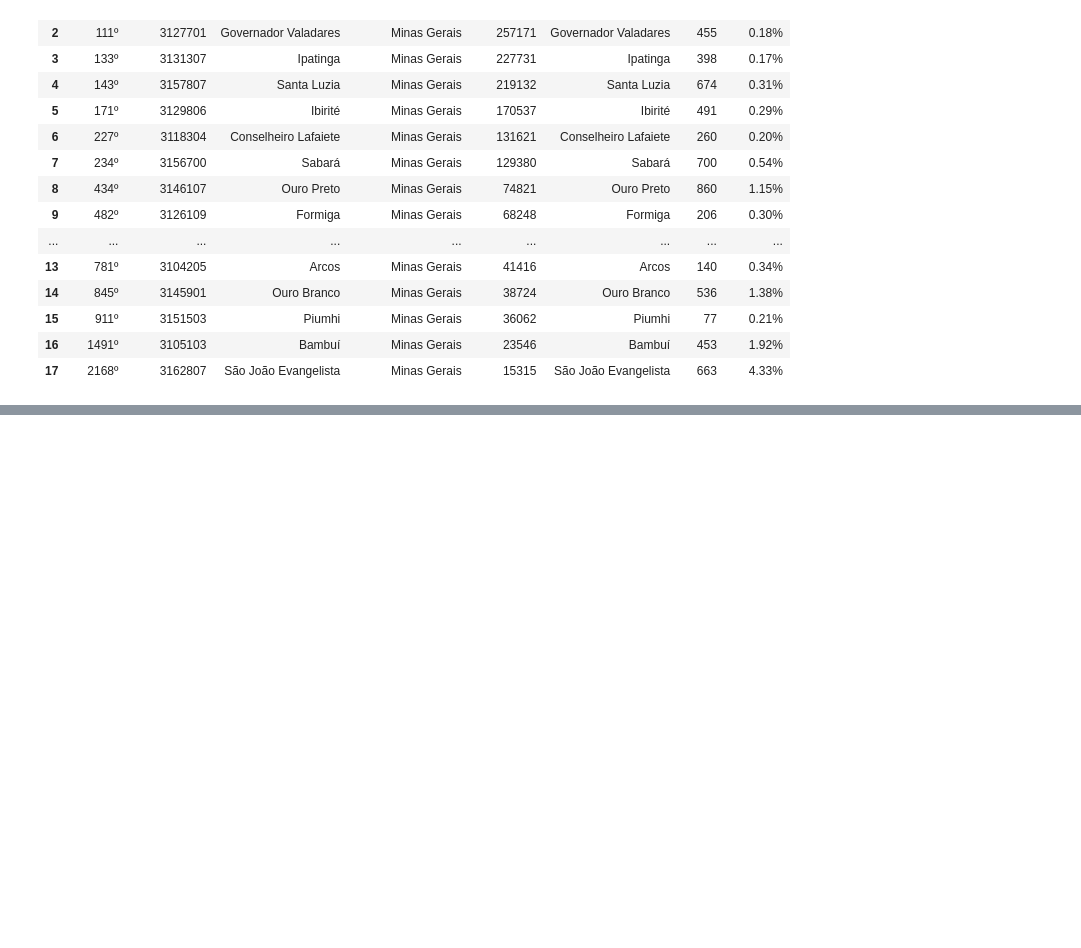
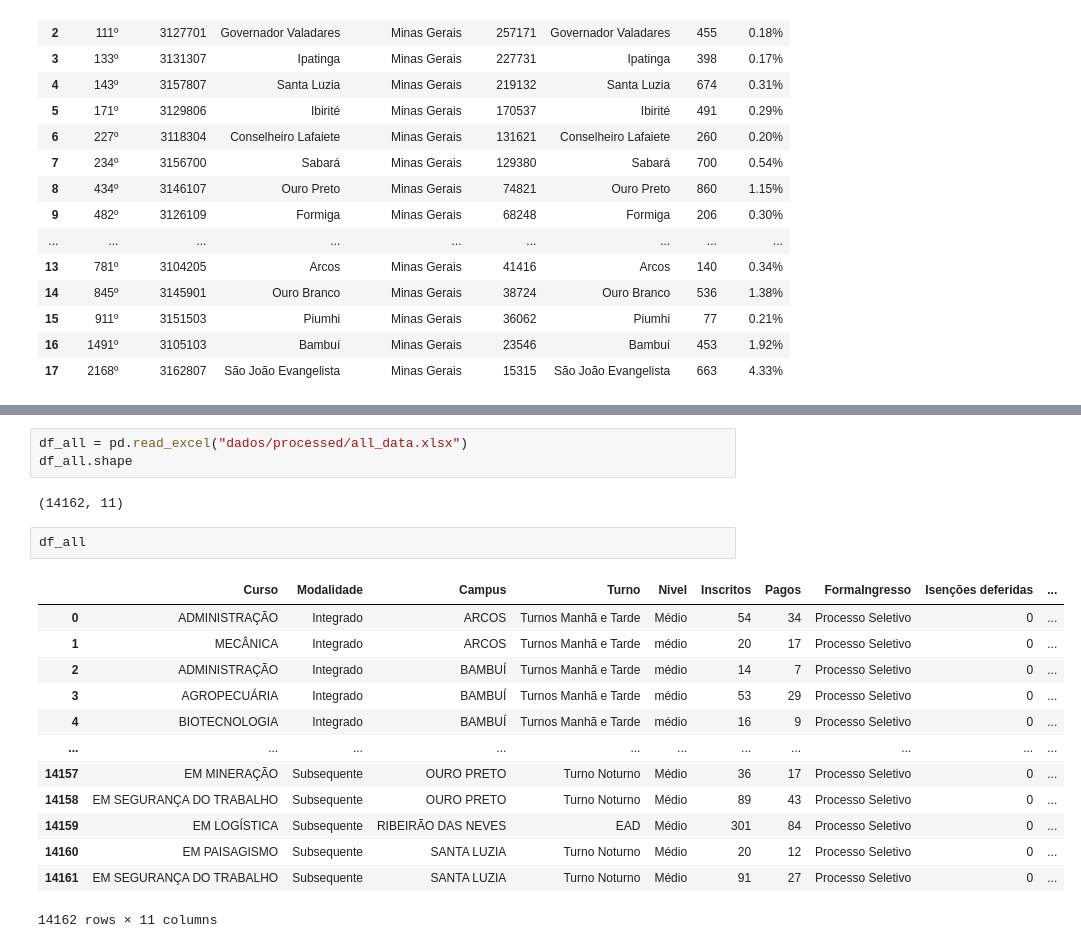
Before and after one commit to lucianovilasboas/vestibular2025, a Jupyter notebook: testes.ipynb, the cells around one changed output, grey strips where cells are left out. Cells and saved outputs as stored; diff of their text form; blank space fills up the shorter version.

```diff
--- a/testes.ipynb
+++ b/testes.ipynb
@@ -326,0 +352,21 @@ df_merged.style.format({"Can_Pop": "{:.2f}%"})
+# %%
+df_all = pd.read_excel("dados/processed/all_data.xlsx")
+df_all.shape
+# %% [output]
+(14162, 11)
+# %%
+df_all
+# %% [output]
+|  | Curso | Modalidade | Campus | Turno | Nivel | Inscritos | Pagos | FormaIngresso | Isenções deferidas | ... |
+| 0 | ADMINISTRAÇÃO | Integrado | ARCOS | Turnos Manhã e Tarde | Médio | 54 | 34 | Processo Seletivo | 0 | ... |
+| 1 | MECÂNICA | Integrado | ARCOS | Turnos Manhã e Tarde | médio | 20 | 17 | Processo Seletivo | 0 | ... |
+| 2 | ADMINISTRAÇÃO | Integrado | BAMBUÍ | Turnos Manhã e Tarde | médio | 14 | 7 | Processo Seletivo | 0 | ... |
+| 3 | AGROPECUÁRIA | Integrado | BAMBUÍ | Turnos Manhã e Tarde | médio | 53 | 29 | Processo Seletivo | 0 | ... |
+| 4 | BIOTECNOLOGIA | Integrado | BAMBUÍ | Turnos Manhã e Tarde | médio | 16 | 9 | Processo Seletivo | 0 | ... |
+| ... | ... | ... | ... | ... | ... | ... | ... | ... | ... | ... |
+| 14157 | EM MINERAÇÃO | Subsequente | OURO PRETO | Turno Noturno | Médio | 36 | 17 | Processo Seletivo | 0 | ... |
+| 14158 | EM SEGURANÇA DO TRABALHO | Subsequente | OURO PRETO | Turno Noturno | Médio | 89 | 43 | Processo Seletivo | 0 | ... |
+| 14159 | EM LOGÍSTICA | Subsequente | RIBEIRÃO DAS NEVES | EAD | Médio | 301 | 84 | Processo Seletivo | 0 | ... |
+| 14160 | EM PAISAGISMO | Subsequente | SANTA LUZIA | Turno Noturno | Médio | 20 | 12 | Processo Seletivo | 0 | ... |
+| 14161 | EM SEGURANÇA DO TRABALHO | Subsequente | SANTA LUZIA | Turno Noturno | Médio | 91 | 27 | Processo Seletivo | 0 | ... |
+14162 rows × 11 columns
```
Also changed, not shown: parts of 3 cells of this notebook, 2 other files.
